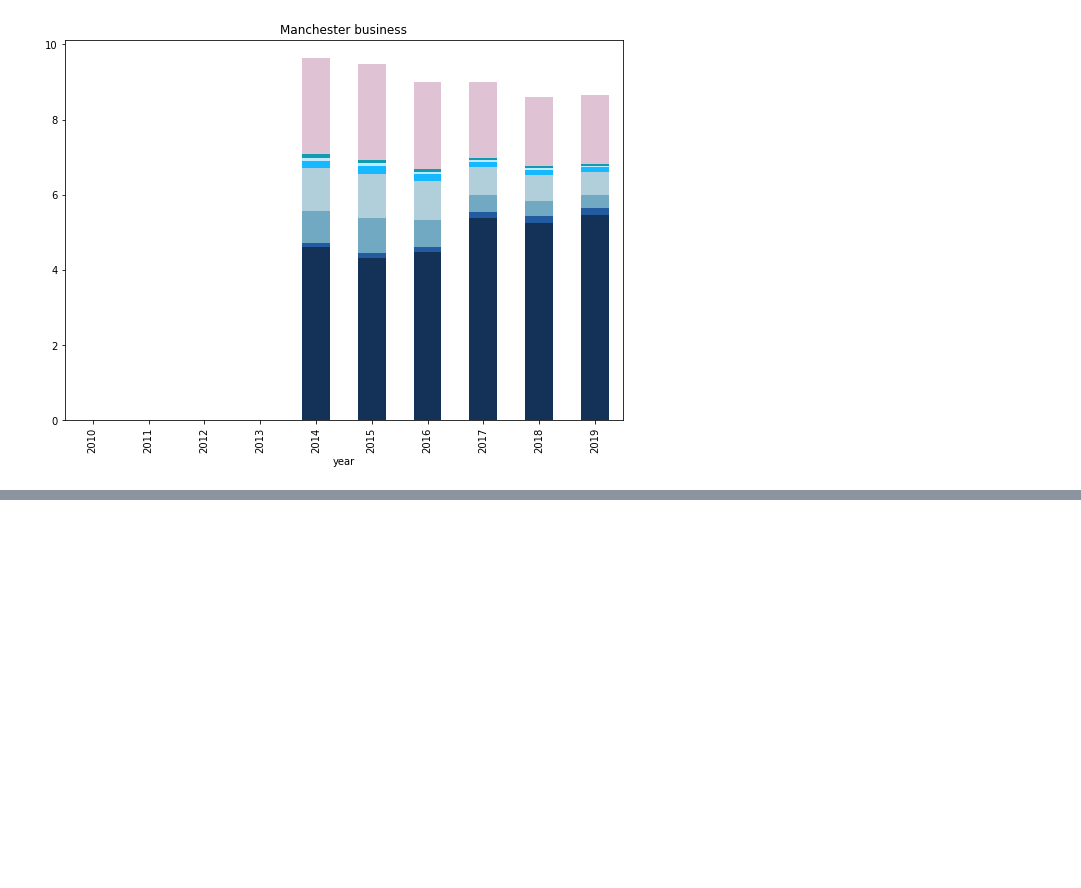
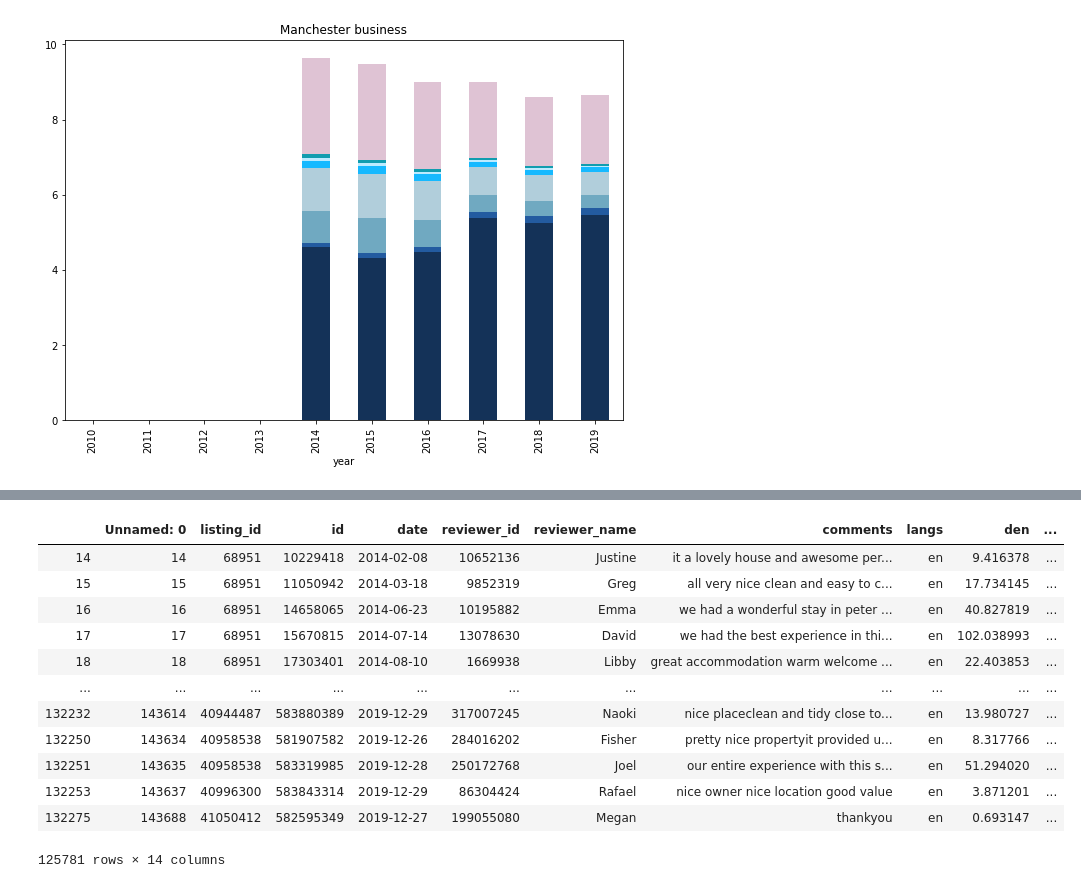
Before and after one commit to hirurana/COMP0031, a Jupyter notebook: Scripts/categories_pretty.ipynb, the cells around one changed output, grey strips where cells are left out. Saved outputs shown, nothing was run; the diff lists cells and outputs as text; code cells hidden in the pictures; blank space fills up the shorter version.

```diff
--- a/Scripts/categories_pretty.ipynb
+++ b/Scripts/categories_pretty.ipynb
@@ -274,0 +382,16 @@ ax.get_legend().remove()
+# %%
+reviews
+# %% [output]
+|  | Unnamed: 0 | listing_id | id | date | reviewer_id | reviewer_name | comments | langs | den | ... |
+| 14 | 14 | 68951 | 10229418 | 2014-02-08 | 10652136 | Justine | it a lovely house and awesome per... | en | 9.416378 | ... |
+| 15 | 15 | 68951 | 11050942 | 2014-03-18 | 9852319 | Greg | all very nice clean and easy to c... | en | 17.734145 | ... |
+| 16 | 16 | 68951 | 14658065 | 2014-06-23 | 10195882 | Emma | we had a wonderful stay in peter ... | en | 40.827819 | ... |
+| 17 | 17 | 68951 | 15670815 | 2014-07-14 | 13078630 | David | we had the best experience in thi... | en | 102.038993 | ... |
+| 18 | 18 | 68951 | 17303401 | 2014-08-10 | 1669938 | Libby | great accommodation warm welcome ... | en | 22.403853 | ... |
+| ... | ... | ... | ... | ... | ... | ... | ... | ... | ... | ... |
+| 132232 | 143614 | 40944487 | 583880389 | 2019-12-29 | 317007245 | Naoki | nice placeclean and tidy close to... | en | 13.980727 | ... |
+| 132250 | 143634 | 40958538 | 581907582 | 2019-12-26 | 284016202 | Fisher | pretty nice propertyit provided u... | en | 8.317766 | ... |
+| 132251 | 143635 | 40958538 | 583319985 | 2019-12-28 | 250172768 | Joel | our entire experience with this s... | en | 51.294020 | ... |
+| 132253 | 143637 | 40996300 | 583843314 | 2019-12-29 | 86304424 | Rafael | nice owner nice location good value | en | 3.871201 | ... |
+| 132275 | 143688 | 41050412 | 582595349 | 2019-12-27 | 199055080 | Megan | thankyou | en | 0.693147 | ... |
+125781 rows × 14 columns
```
Also changed, not shown: parts of 10 cells of this notebook.
